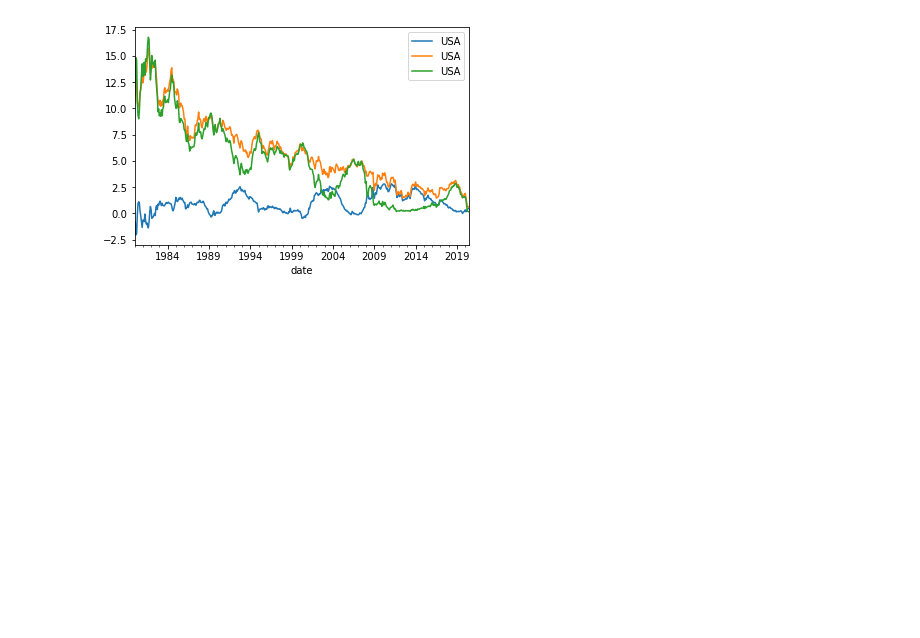
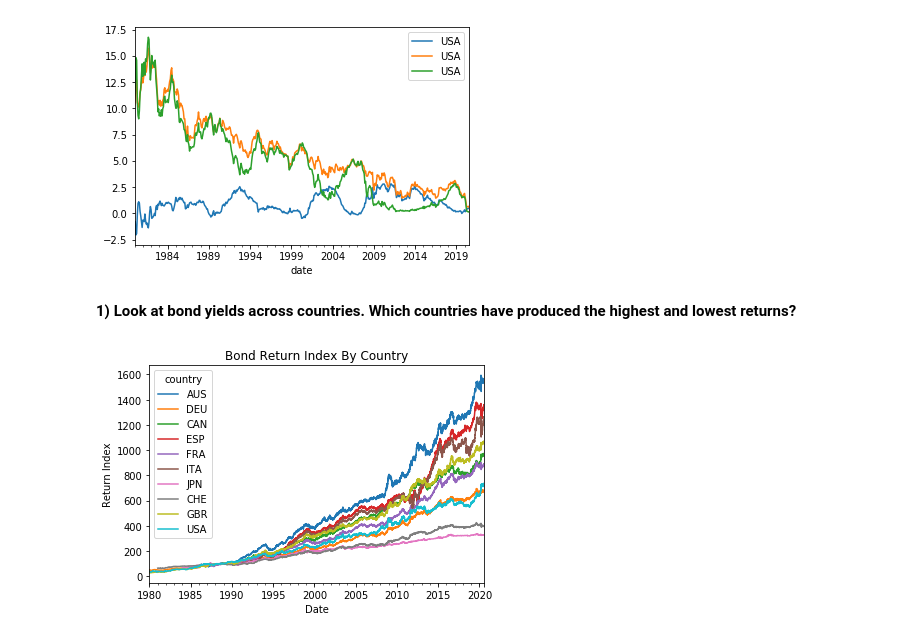
Before and after one commit to Mike-Huntress/Internship2020, a Jupyter notebook: SampleSignal/ScratchPad.ipynb, the cells around one changed output. Cells and saved outputs as stored; diff of their text form; code cells hidden in the pictures; blank space fills up the shorter version.

```diff
--- a/SampleSignal/ScratchPad.ipynb
+++ b/SampleSignal/ScratchPad.ipynb
@@ -28,3 +34,15 @@ plt.legend()
 plt.show()
 # %% [output]
 [figure]
+# %% [markdown]
+**1) Look at bond yields across countries. Which countries have produced the highest and lowest returns?**
+# %%
+BondReturnIdx = dl.pull("BondRetIdx/LocalFX")
+# %%
+BondReturnIdx.plot()
+plt.xlabel('Date')
+plt.ylabel('Return Index')
+plt.title('Bond Return Index By Country')
+plt.show()
+# %% [output]
+[figure, added]
```
Also changed, not shown: parts of 2 cells of this notebook, 5 other files.
